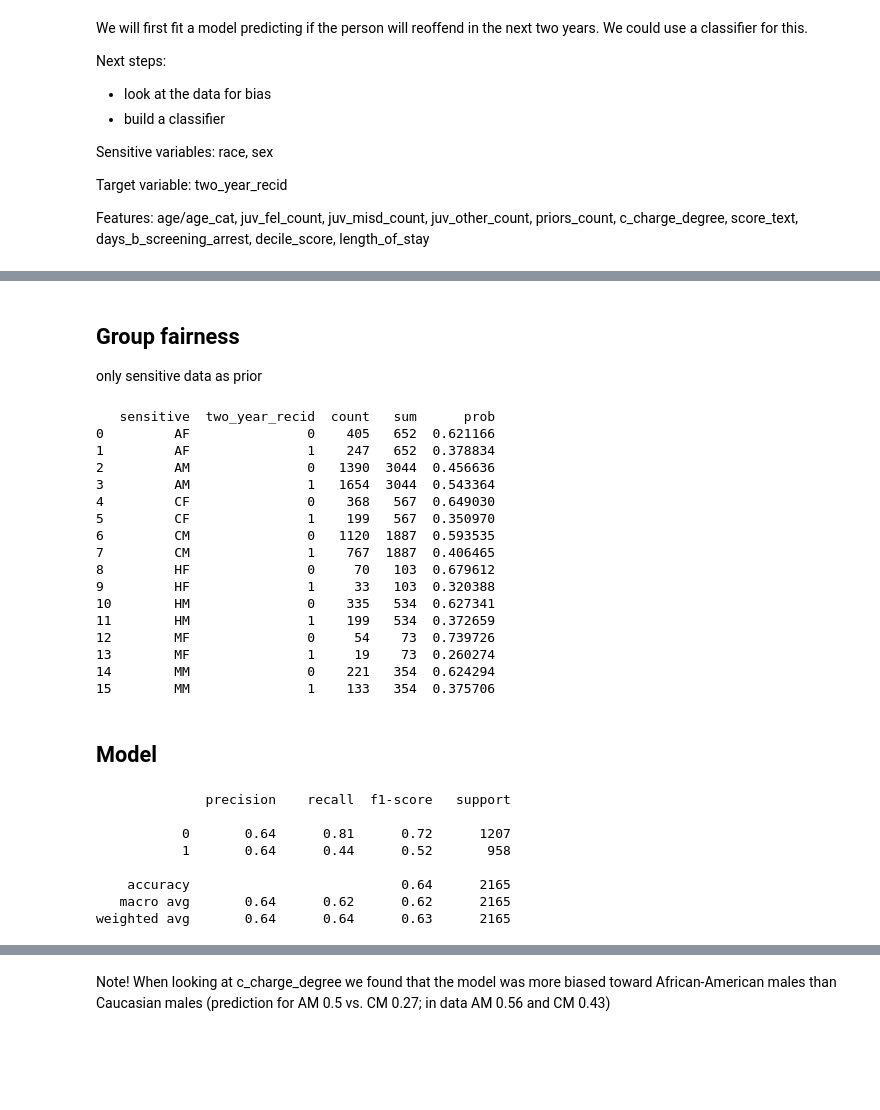
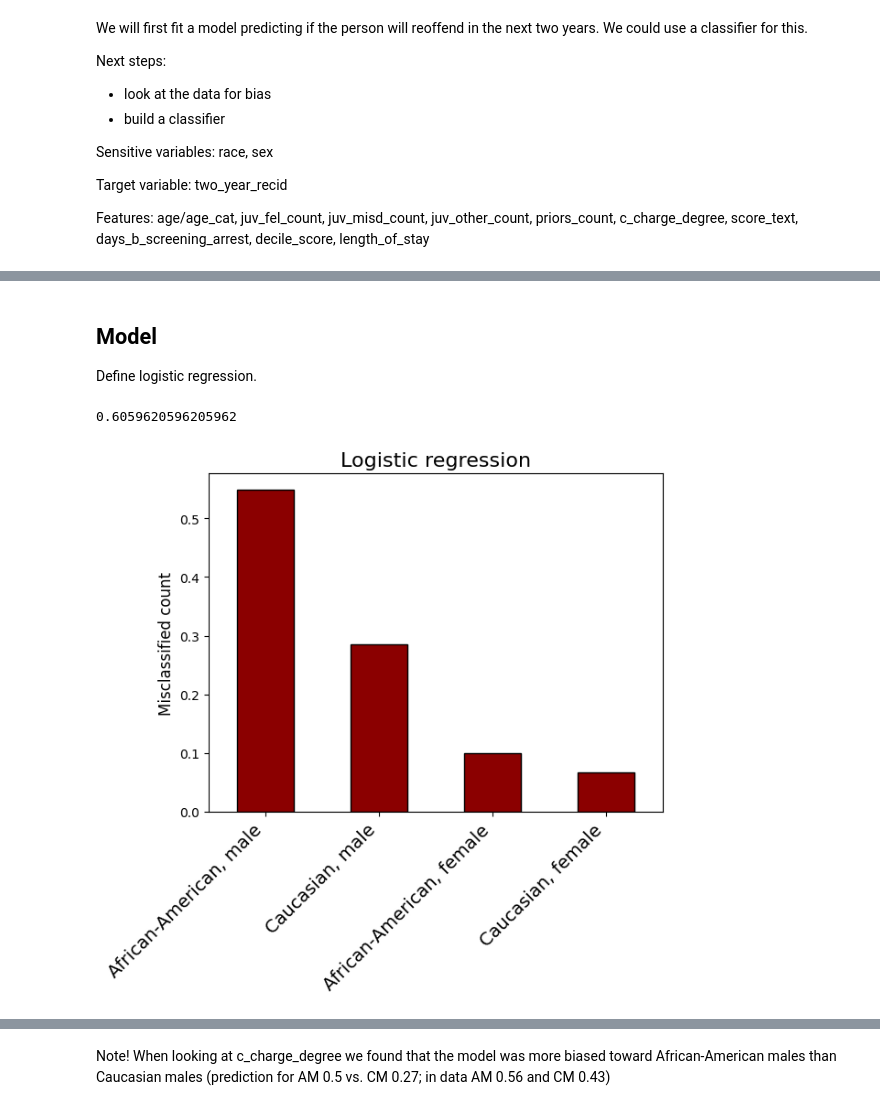
Before and after one commit to AnnaKuokkanen/FairnessProject, a Jupyter notebook: Project3.ipynb, the cells around one changed output, grey strips where cells are left out. Cells and saved outputs as stored; diff of their text form; code cells hidden in the pictures; blank space fills up the shorter version.

```diff
--- a/Project3.ipynb
+++ b/Project3.ipynb
@@ -104,74 +105,57 @@ print(df_summary)
-# %% [markdown]
-## Group fairness
-
-only sensitive data as prior
-# %%
-df = pd.read_csv("data_clean.csv")
-
-df_count = df.groupby(["sensitive", "two_year_recid"]).agg(
-    count=('race', 'count')).reset_index()
-
-df_sum = df_count.groupby(["sensitive"]).agg(
-    sum=('count', 'sum')).reset_index()
-
-df_summary = pd.merge(df_count, df_sum, on=["sensitive"])
-
-df_summary["prob"] = df_summary["count"] / df_summary["sum"]
-print(df_summary)
-# %% [output]
-   sensitive  two_year_recid  count   sum      prob
-0         AF               0    405   652  0.621166
-1         AF               1    247   652  0.378834
-2         AM               0   1390  3044  0.456636
-3         AM               1   1654  3044  0.543364
-4         CF               0    368   567  0.649030
-5         CF               1    199   567  0.350970
-6         CM               0   1120  1887  0.593535
-7         CM               1    767  1887  0.406465
-8         HF               0     70   103  0.679612
-9         HF               1     33   103  0.320388
-10        HM               0    335   534  0.627341
-11        HM               1    199   534  0.372659
-12        MF               0     54    73  0.739726
-13        MF               1     19    73  0.260274
-14        MM               0    221   354  0.624294
-15        MM               1    133   354  0.375706
 # %% [markdown]
 ## Model
+
+Define logistic regression.
 # %%
 df = pd.read_csv("data_clean.csv")
 
 # Select relevant columns for features and target
-features = df.iloc[:, 3:-2]
+features = df[["juv_fel_count", "juv_misd_count", "priors_count", "c_charge_degree"]]
 
 target = df['two_year_recid']
 
 # Handle missing values if any
 features = features.fillna(0)
 
 # Split into train and test sets
 X_train, X_test, y_train, y_test = train_test_split(features, target, test_size=0.3, random_state=42)
 
 # Train a logistic regression model
 model = LogisticRegression(max_iter=1000)
 model.fit(X_train, y_train)
 
 # Make predictions
 y_pred = model.predict(X_test)
 
 # Evaluate model performance
 accuracy = accuracy_score(y_test, y_pred)
-report = classification_report(y_test, y_pred)
-print(report)
+print(accuracy)
+
+# calculate number of misclassified samples by group
+df_test = X_test.copy()
+df_test['two_year_recid_actual'] = y_test
+df_test['two_year_recid_predicted'] = y_pred
+
+df_test["sensitive"] = df.loc[df_test.index.values, "sensitive"]
+
+df_test = df_test[df_test["two_year_recid_actual"] != df_test['two_year_recid_predicted']]
+
+# plot samples misclassified, count by sensitive information
+
+df_test["sensitive"] = df_test["sensitive"].replace({"AM": "African-American, male", "AF": "African-American, female",
+                                                 "CM": "Caucasian, male", "CF": "Caucasian, female"})
+
+ratio = df_test["sensitive"].value_counts() / df_test.shape[0]
+
+ratio.plot(kind='bar', color='darkred', edgecolor='black')
+plt.title('Logistic regression', fontsize=16)
+plt.xlabel('')
+plt.xticks(rotation=45, ha='right', fontsize=14)
+plt.ylabel('Misclassified count', fontsize=12)
+plt.savefig("logistic.jpg", bbox_inches = 'tight')
 # %% [output]
-              precision    recall  f1-score   support
-
-           0       0.64      0.81      0.72      1207
-           1       0.64      0.44      0.52       958
-
-    accuracy                           0.64      2165
-   macro avg       0.64      0.62      0.62      2165
-weighted avg       0.64      0.64      0.63      2165
+0.6059620596205962
+[figure, added]
 # %%
 df_test = X_test.copy()
 df_test['two_year_recid_actual'] = y_test
```
Also changed, not shown: parts of 9 cells of this notebook, 3 other files.
